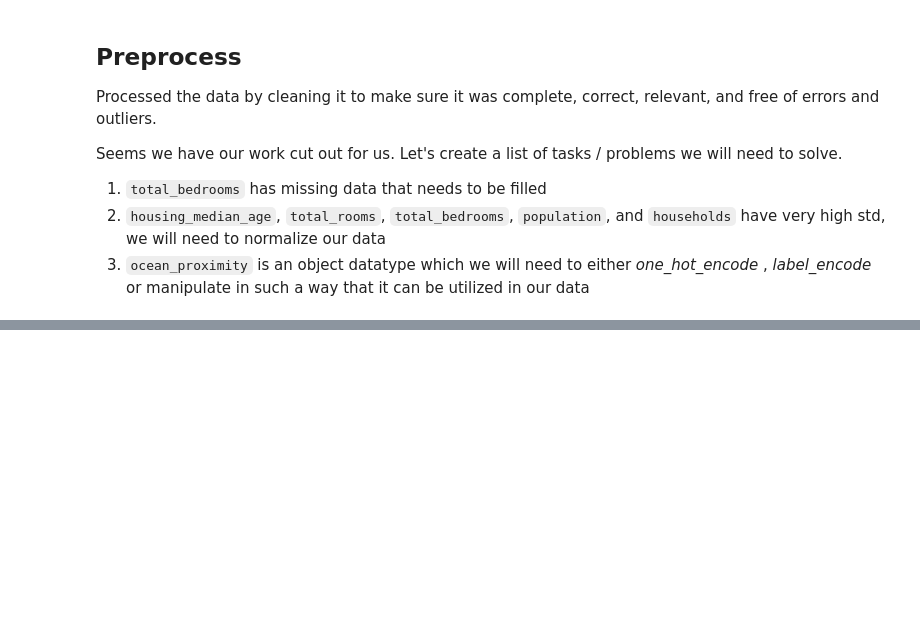
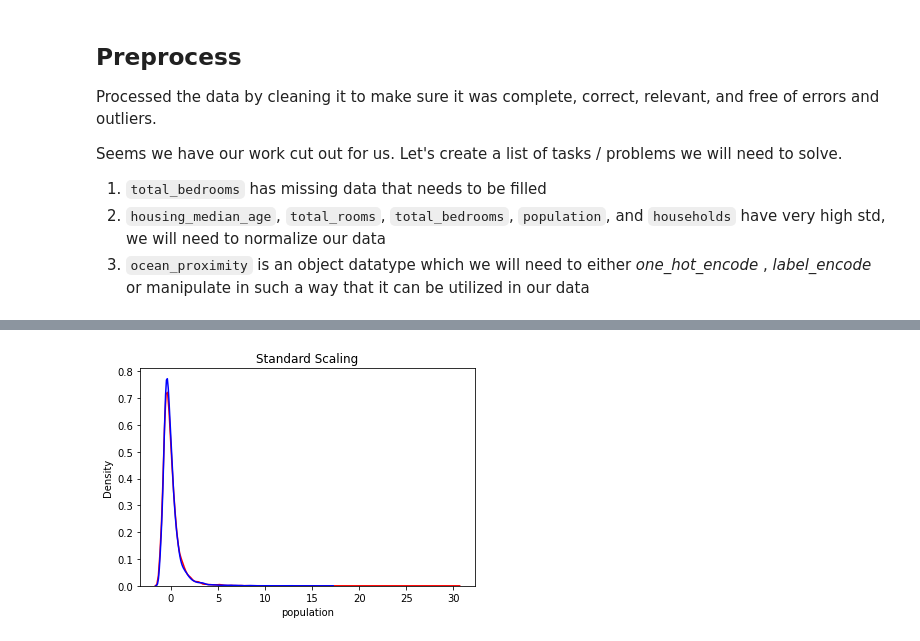
Before and after one commit to Kirlewn/Machine-Learning-Projects, a Jupyter notebook: Regression/california_housing_ml_notebook.ipynb, the cells around one changed output, grey strips where cells are left out. Saved outputs shown, nothing was run; the diff lists cells and outputs as text; code cells hidden in the pictures; blank space fills up the shorter version.

```diff
--- a/Regression/california_housing_ml_notebook.ipynb
+++ b/Regression/california_housing_ml_notebook.ipynb
@@ -244,0 +385,6 @@ Let's create a list of tasks / problems we will need to solve.
+# %%
+from sklearn.preprocessing import StandardScaler
+sc = StandardScaler()
+
+sc_data = sc.fit_transform(data_non_ocean)
+sc_data
@@ -244,0 +454,3 @@ Let's create a list of tasks / problems we will need to solve.
+# %%
+sc_data_df = pd.DataFrame(sc_data, columns = ['longitude', 'latitude',	'housing_median_age',	'total_rooms', 'total_bedrooms',	'population',	'households'	,'median_income', 'median_house_value'])
+sc_data_df.head()
@@ -244,0 +464,5 @@ Let's create a list of tasks / problems we will need to solve.
+# %%
+sns.kdeplot(sc_data_df['population'], color ='r')
+sns.kdeplot(sc_data_df['total_rooms'], color ='b').set(title = 'Standard Scaling');
+# %% [output]
+[figure, added]
```
Also changed, not shown: parts of 41 cells of this notebook.
